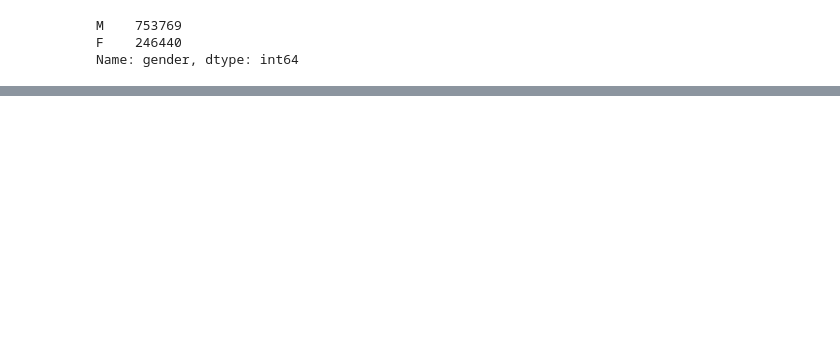
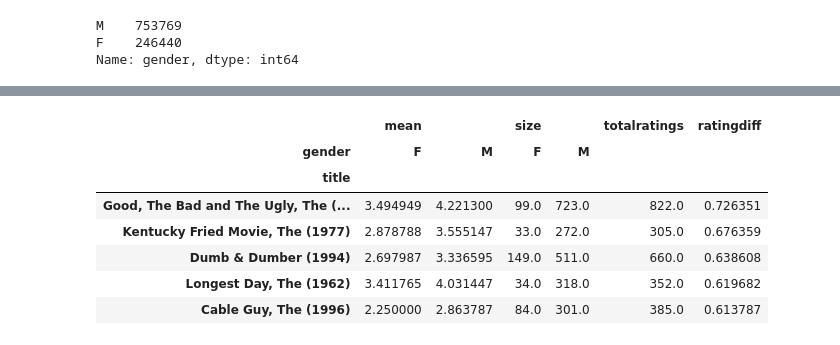
Before and after one commit to arunchippada/reco, a Jupyter notebook: simplecf.ipynb, the cells around one changed output, grey strips where cells are left out. Saved outputs shown, nothing was run; the diff lists cells and outputs as text; code cells hidden in the pictures; blank space fills up the shorter version.

```diff
--- a/simplecf.ipynb
+++ b/simplecf.ipynb
@@ -53,0 +91,12 @@ sorted_fratingcnt[:5]
+# %%
+# rated highly by men and lowly by women
+sorted_ratingdiff[::-1][:5]
+# %% [output]
+|  | mean |  | size |  | totalratings | ratingdiff |
+| gender | F | M | F | M |  |  |
+| title |  |  |  |  |  |  |
+| Good, The Bad and The Ugly, The (... | 3.494949 | 4.221300 | 99.0 | 723.0 | 822.0 | 0.726351 |
+| Kentucky Fried Movie, The (1977) | 2.878788 | 3.555147 | 33.0 | 272.0 | 305.0 | 0.676359 |
+| Dumb & Dumber (1994) | 2.697987 | 3.336595 | 149.0 | 511.0 | 660.0 | 0.638608 |
+| Longest Day, The (1962) | 3.411765 | 4.031447 | 34.0 | 318.0 | 352.0 | 0.619682 |
+| Cable Guy, The (1996) | 2.250000 | 2.863787 | 84.0 | 301.0 | 385.0 | 0.613787 |
```
Also changed, not shown: parts of 54 cells of this notebook, 3 other files.
